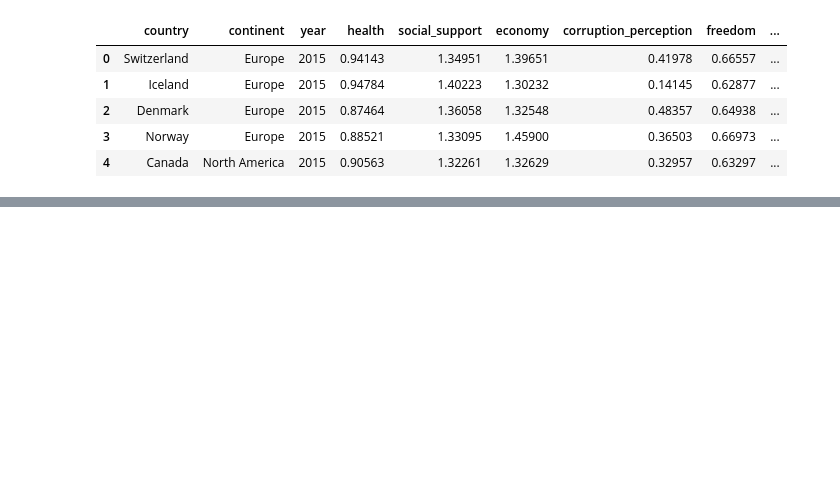
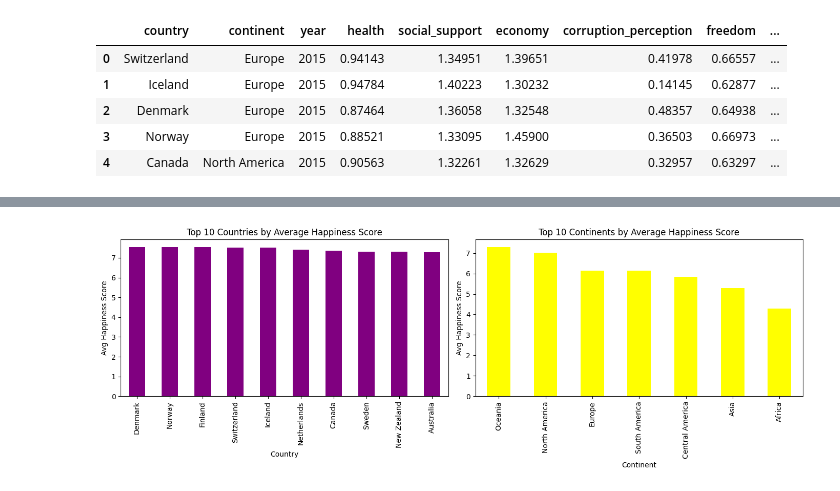
Before and after one commit to juank218/workshop3__ETL, a Jupyter notebook: notebooks/EDA.ipynb, the cells around one changed output, grey strips where cells are left out. Cells and saved outputs as stored; diff of their text form; code cells hidden in the pictures; blank space fills up the shorter version.

```diff
--- a/notebooks/EDA.ipynb
+++ b/notebooks/EDA.ipynb
@@ -576,0 +662,25 @@ merged_df.head()
+# %%
+# Calculate the top 10 countries and continents by average happiness score
+top_countries_happiness = merged_df.groupby("country")["happiness_score"].mean().nlargest(10)
+top_continents_happiness = merged_df.groupby("continent")["happiness_score"].mean().nlargest(10)
+
+# Create subplots with adjusted size
+fig, axes = plt.subplots(1, 2, figsize=(14, 5))
+
+# Plot for top 10 countries
+top_countries_happiness.plot(kind="bar", ax=axes[0], color="purple")
+axes[0].set_title("Top 10 Countries by Average Happiness Score")
+axes[0].set_xlabel("Country")
+axes[0].set_ylabel("Avg Happiness Score")
+
+# Plot for top 10 continents
+top_continents_happiness.plot(kind="bar", ax=axes[1], color="yellow")
+axes[1].set_title("Top 10 Continents by Average Happiness Score")
+axes[1].set_xlabel("Continent")
+axes[1].set_ylabel("Avg Happiness Score")
+
+# Improve layout and display the plots
+plt.tight_layout()
+plt.show()
+# %% [output]
+[figure, added]
```
Also changed, not shown: parts of 21 cells of this notebook, 1 other file.
